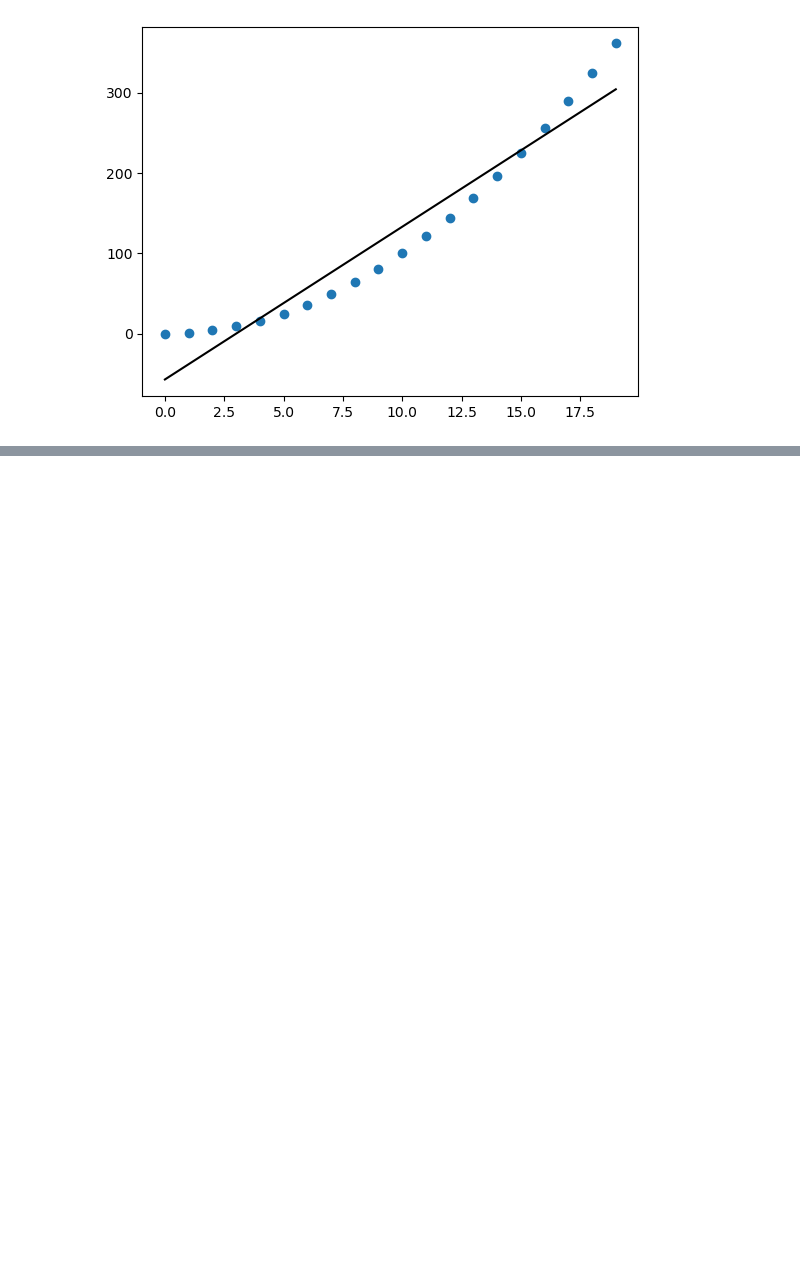
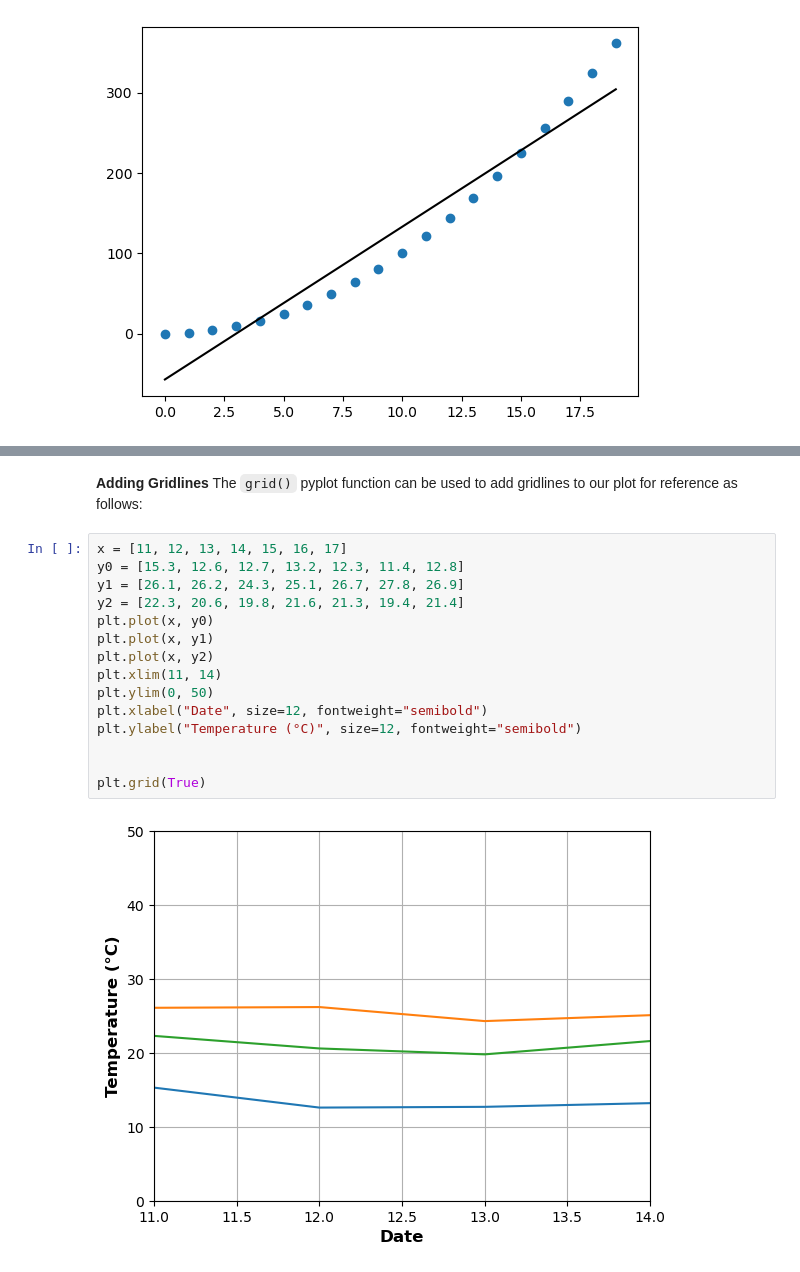
Before and after one commit to francis-ohara/intro-to-data-science, a Jupyter notebook: notebooks/5-matplotlib-exercise.ipynb, the cells around one changed output, grey strips where cells are left out. Saved outputs shown, nothing was run; the diff lists cells and outputs as text; blank space fills up the shorter version.

```diff
--- a/notebooks/5-matplotlib-exercise.ipynb
+++ b/notebooks/5-matplotlib-exercise.ipynb
@@ -283,0 +340,20 @@ Axes labels, titles, and legends may be adjusted on our plot to customize it to
+# %% [markdown]
+**Adding Gridlines**
+The `grid()` pyplot function can be used to add gridlines to our plot for reference as follows:
+# %%
+x = [11, 12, 13, 14, 15, 16, 17]
+y0 = [15.3, 12.6, 12.7, 13.2, 12.3, 11.4, 12.8]
+y1 = [26.1, 26.2, 24.3, 25.1, 26.7, 27.8, 26.9]
+y2 = [22.3, 20.6, 19.8, 21.6, 21.3, 19.4, 21.4]
+plt.plot(x, y0)
+plt.plot(x, y1)
+plt.plot(x, y2)
+plt.xlim(11, 14)
+plt.ylim(0, 50)
+plt.xlabel("Date", size=12, fontweight="semibold")
+plt.ylabel("Temperature (°C)", size=12, fontweight="semibold")
+
+
+plt.grid(True)
+# %% [output]
+[figure, added]
```
Also changed, not shown: parts of 18 cells of this notebook, 1 other file.
